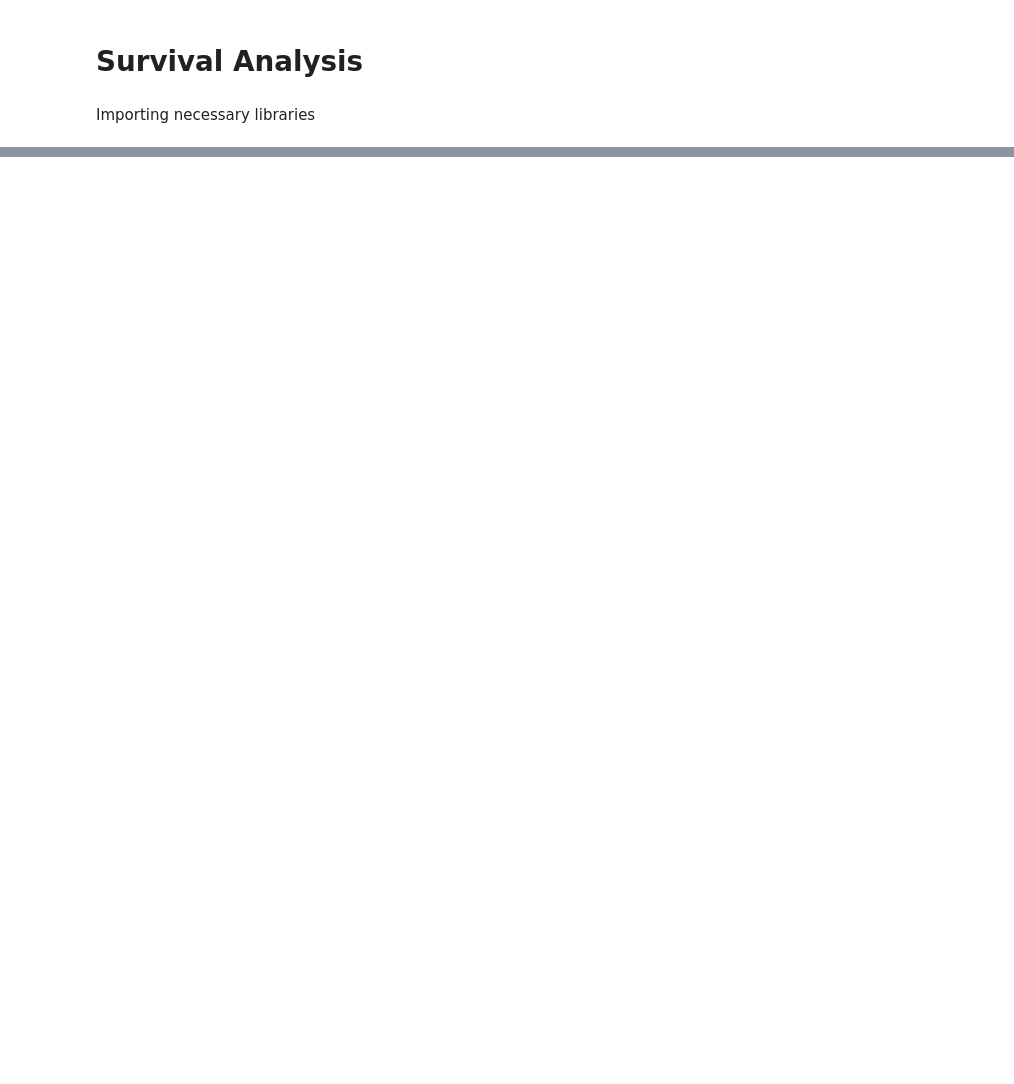
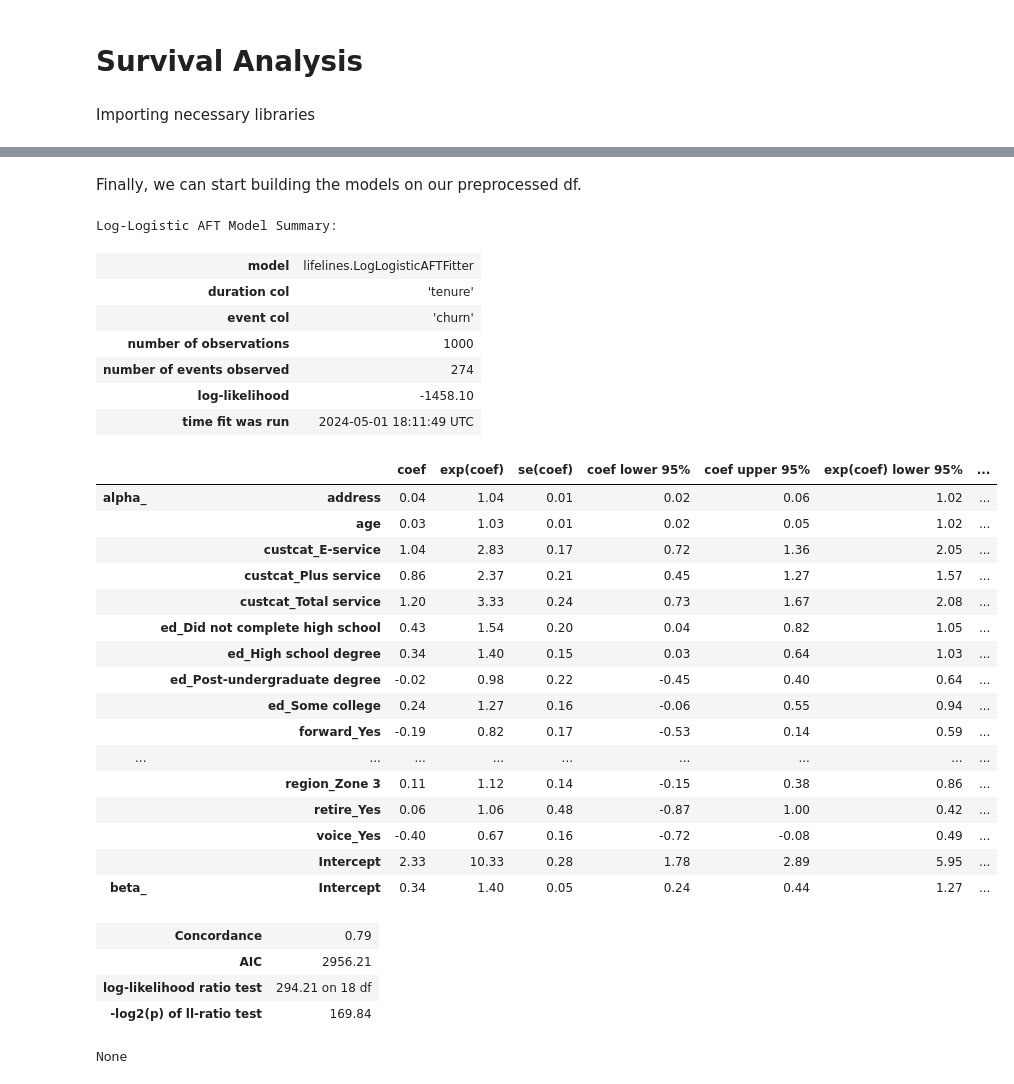
Before and after one commit to EdoPetrosyan/Telco-Survival-Analysis, a Jupyter notebook: Survival Analysis HW3.ipynb, the cells around one changed output, grey strips where cells are left out. Cells and saved outputs as stored; diff of their text form; code cells hidden in the pictures; blank space fills up the shorter version.

```diff
--- a/Survival Analysis HW3.ipynb
+++ b/Survival Analysis HW3.ipynb
@@ -18,0 +69,7 @@ telco_data.head()
+# %%
+df = telco_data.copy()
+categories = ['region', 'marital', 'ed', 'retire', 'gender', 'voice', 'internet', 'forward', 'custcat', 'churn']
+df = pd.get_dummies(df, columns=categories, drop_first=True)
+df = df.rename(columns={'churn_Yes': 'churn'})
+
+print(df.head())
@@ -18,0 +94,2 @@ telco_data.head()
+# %% [markdown]
+Finally, we can start building the models on our preprocessed df.
@@ -18,0 +103,35 @@ telco_data.head()
+# %%
+log_logistic_aft.fit(df, duration_col=duration_col, event_col=event_col)
+print("Log-Logistic AFT Model Summary:")
+print(log_logistic_aft.print_summary())
+# %% [output]
+Log-Logistic AFT Model Summary:
+| model | lifelines.LogLogisticAFTFitter |
+| duration col | 'tenure' |
+| event col | 'churn' |
+| number of observations | 1000 |
+| number of events observed | 274 |
+| log-likelihood | -1458.10 |
+| time fit was run | 2024-05-01 18:11:49 UTC |
+|  |  | coef | exp(coef) | se(coef) | coef lower 95% | coef upper 95% | exp(coef) lower 95% | ... |
+| alpha_ | address | 0.04 | 1.04 | 0.01 | 0.02 | 0.06 | 1.02 | ... |
+|  | age | 0.03 | 1.03 | 0.01 | 0.02 | 0.05 | 1.02 | ... |
+|  | custcat_E-service | 1.04 | 2.83 | 0.17 | 0.72 | 1.36 | 2.05 | ... |
+|  | custcat_Plus service | 0.86 | 2.37 | 0.21 | 0.45 | 1.27 | 1.57 | ... |
+|  | custcat_Total service | 1.20 | 3.33 | 0.24 | 0.73 | 1.67 | 2.08 | ... |
+|  | ed_Did not complete high school | 0.43 | 1.54 | 0.20 | 0.04 | 0.82 | 1.05 | ... |
+|  | ed_High school degree | 0.34 | 1.40 | 0.15 | 0.03 | 0.64 | 1.03 | ... |
+|  | ed_Post-undergraduate degree | -0.02 | 0.98 | 0.22 | -0.45 | 0.40 | 0.64 | ... |
+|  | ed_Some college | 0.24 | 1.27 | 0.16 | -0.06 | 0.55 | 0.94 | ... |
+|  | forward_Yes | -0.19 | 0.82 | 0.17 | -0.53 | 0.14 | 0.59 | ... |
+| ... | ... | ... | ... | ... | ... | ... | ... | ... |
+|  | region_Zone 3 | 0.11 | 1.12 | 0.14 | -0.15 | 0.38 | 0.86 | ... |
+|  | retire_Yes | 0.06 | 1.06 | 0.48 | -0.87 | 1.00 | 0.42 | ... |
+|  | voice_Yes | -0.40 | 0.67 | 0.16 | -0.72 | -0.08 | 0.49 | ... |
+|  | Intercept | 2.33 | 10.33 | 0.28 | 1.78 | 2.89 | 5.95 | ... |
+| beta_ | Intercept | 0.34 | 1.40 | 0.05 | 0.24 | 0.44 | 1.27 | ... |
+| Concordance | 0.79 |
+| AIC | 2956.21 |
+| log-likelihood ratio test | 294.21 on 18 df |
+| -log2(p) of ll-ratio test | 169.84 |
+None
```
Also changed, not shown: parts of 30 cells of this notebook, 1 other file.
